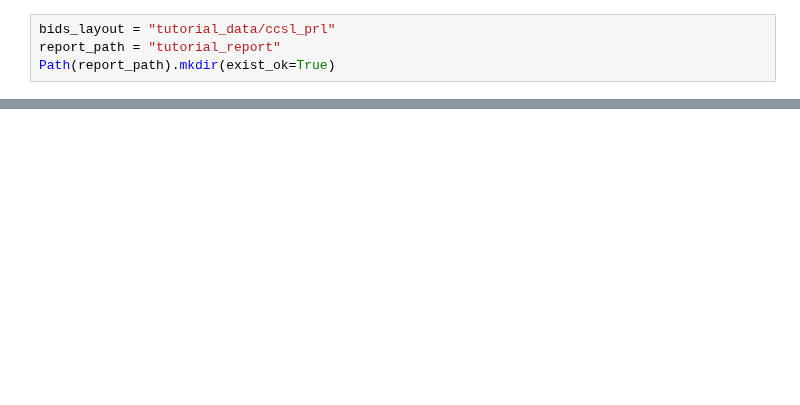
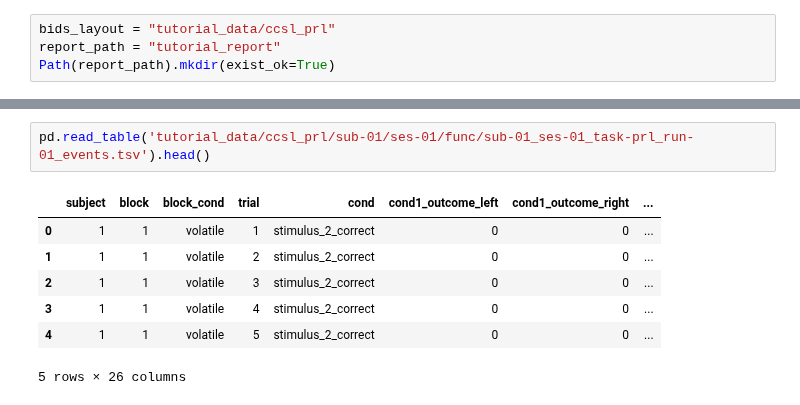
Before and after one commit to CCS-Lab/project_model_based_fmri, a Jupyter notebook: tutorials/tutorial_prl_elasticnet.ipynb, the cells around one changed output, grey strips where cells are left out. Cells and saved outputs as stored; diff of their text form; blank space fills up the shorter version.

```diff
--- a/tutorials/tutorial_prl_elasticnet.ipynb
+++ b/tutorials/tutorial_prl_elasticnet.ipynb
@@ -7,0 +37,10 @@ Path(report_path).mkdir(exist_ok=True)
+# %%
+pd.read_table('tutorial_data/ccsl_prl/sub-01/ses-01/func/sub-01_ses-01_task-prl_run-01_events.tsv').head()
+# %% [output]
+|  | subject | block | block_cond | trial | cond | cond1_outcome_left | cond1_outcome_right | ... |
+| 0 | 1 | 1 | volatile | 1 | stimulus_2_correct | 0 | 0 | ... |
+| 1 | 1 | 1 | volatile | 2 | stimulus_2_correct | 0 | 0 | ... |
+| 2 | 1 | 1 | volatile | 3 | stimulus_2_correct | 0 | 0 | ... |
+| 3 | 1 | 1 | volatile | 4 | stimulus_2_correct | 0 | 0 | ... |
+| 4 | 1 | 1 | volatile | 5 | stimulus_2_correct | 0 | 0 | ... |
+5 rows × 26 columns
```
Also changed, not shown: parts of 18 cells of this notebook, 2 other files.
